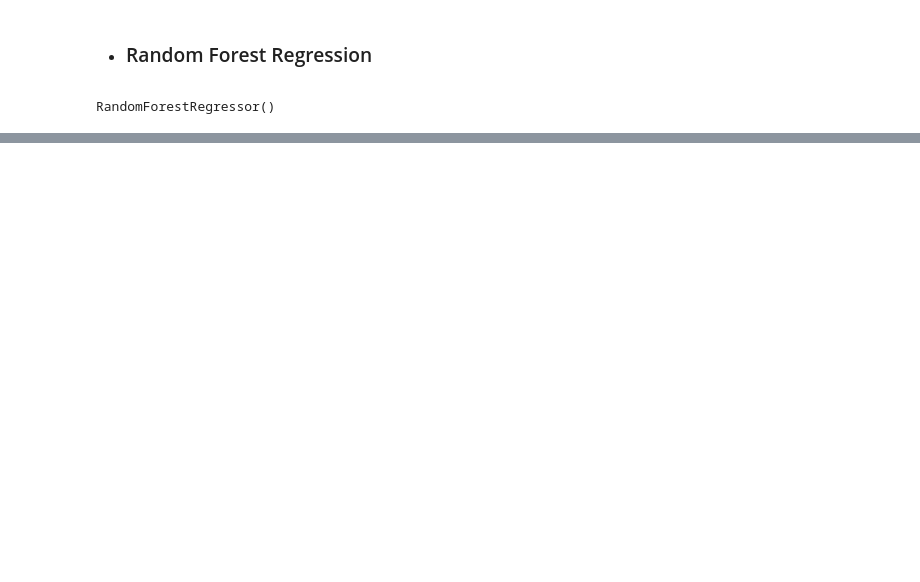
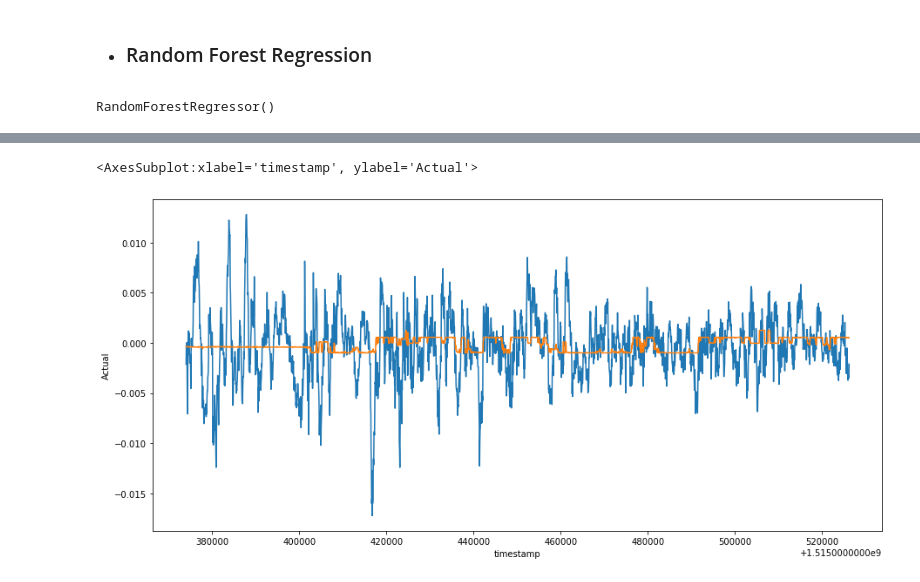
Before and after one commit to paskag/G_Research_Crypto_Forecast, a Jupyter notebook: machine_learning/G-Research_Crypto_Forecast.ipynb, the cells around one changed output, grey strips where cells are left out. Cells and saved outputs as stored; diff of their text form; code cells hidden in the pictures; blank space fills up the shorter version.

```diff
--- a/machine_learning/G-Research_Crypto_Forecast.ipynb
+++ b/machine_learning/G-Research_Crypto_Forecast.ipynb
@@ -662,0 +691,4 @@ sns.lineplot(data=btc_pred_RF, x="timestamp", y="Predicted")
+# %%
+RF_1 = grid_RF.best_estimator_
+# %%
+RF_1_btc_pred = RF_1.predict(X_btc_valid)
@@ -662,0 +700,12 @@ sns.lineplot(data=btc_pred_RF, x="timestamp", y="Predicted")
+# %%
+btc_pred_RF_1 = pd.DataFrame({
+    "timestamp": btc["timestamp"][int(btc.shape[0] * 0.8):],
+    "Actual": y_btc_valid,
+    "Predicted": RF_1_btc_pred})
+# %%
+plt.figure(figsize=(15, 7))
+sns.lineplot(data=btc_pred_RF_1, x="timestamp", y="Actual")
+sns.lineplot(data=btc_pred_RF_1, x="timestamp", y="Predicted")
+# %% [output]
+<AxesSubplot:xlabel='timestamp', ylabel='Actual'>
+[figure, added]
```
Also changed, not shown: parts of 18 cells of this notebook.
